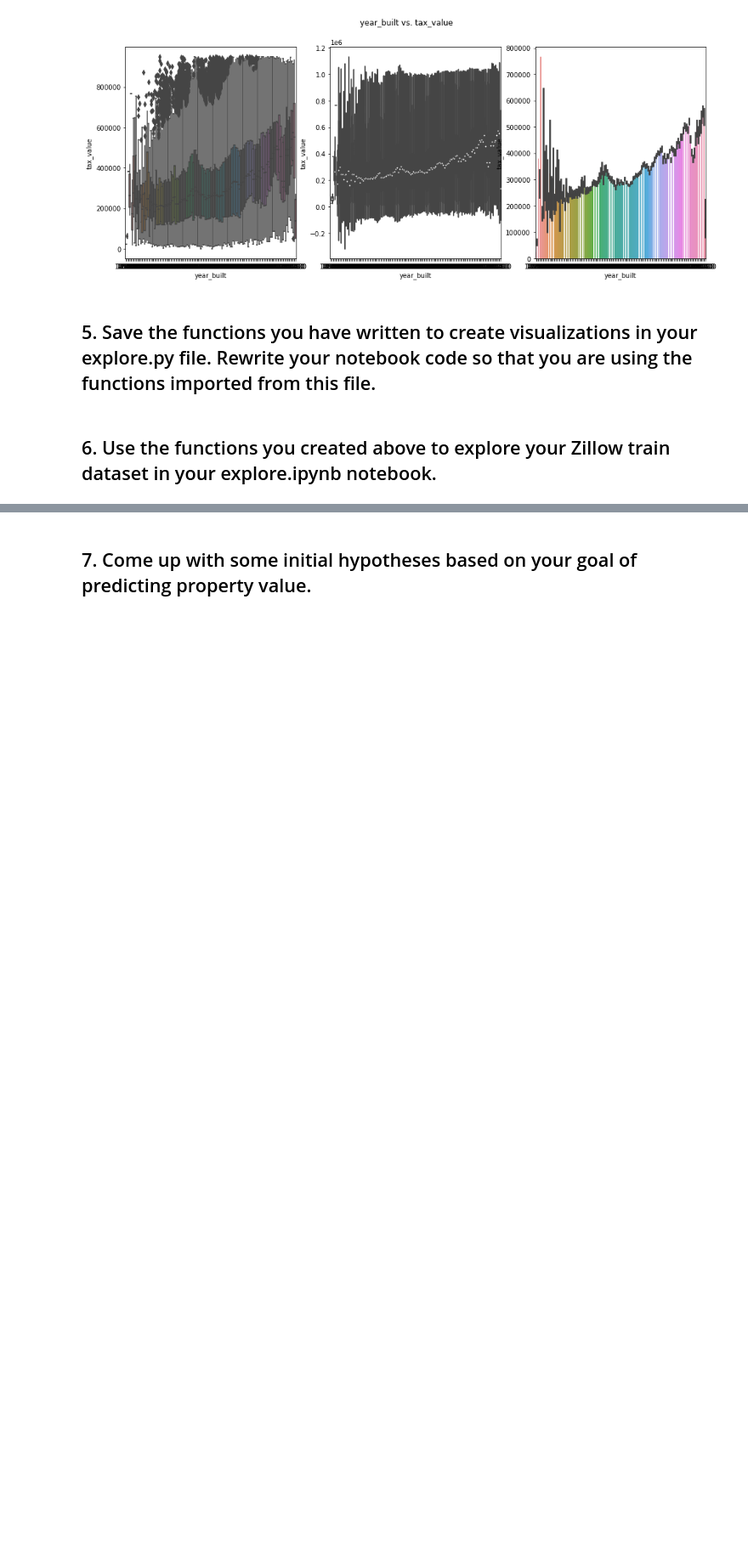
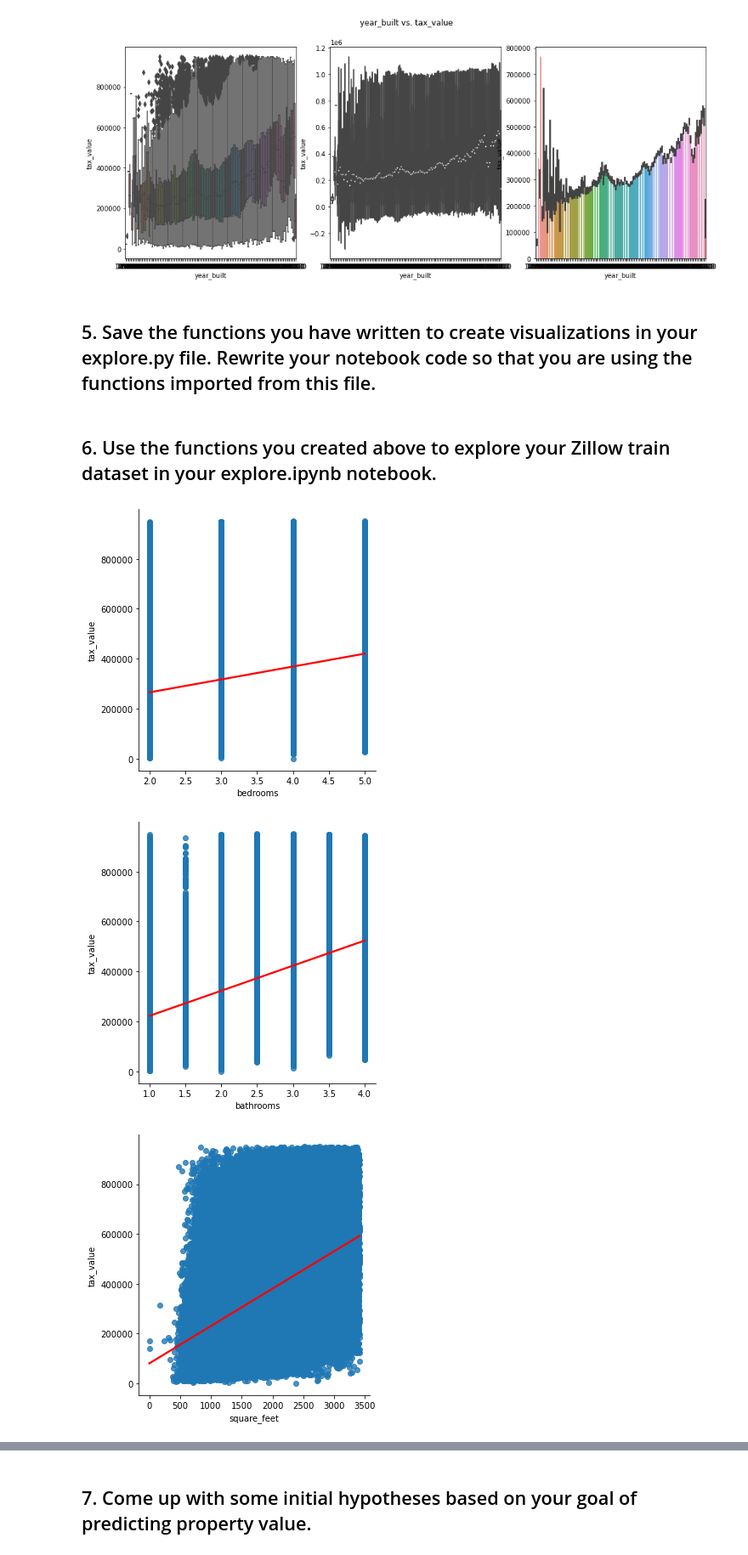
Before and after one commit to markydoug/regression-exercises, a Jupyter notebook: explore.ipynb, the cells around one changed output, grey strips where cells are left out. Shown at 85% size. Cells and saved outputs as stored; diff of their text form; code cells hidden in the pictures; blank space fills up the shorter version.

```diff
--- a/explore.ipynb
+++ b/explore.ipynb
@@ -141,3 +155,9 @@ plot_categorical_and_continuous_vars(train_sample, cat_vars, cont_vars)
 ## 5. Save the functions you have written to create visualizations in your explore.py file. Rewrite your notebook code so that you are using the functions imported from this file.
 # %% [markdown]
 ## 6. Use the functions you created above to explore your Zillow train dataset in your explore.ipynb notebook.
+# %%
+e.plot_variable_pairs(train_sample, 'tax_value')
+# %% [output]
+[figure, added]
+[figure, added]
+[figure, added]
```
Also changed, not shown: parts of 22 cells of this notebook.
